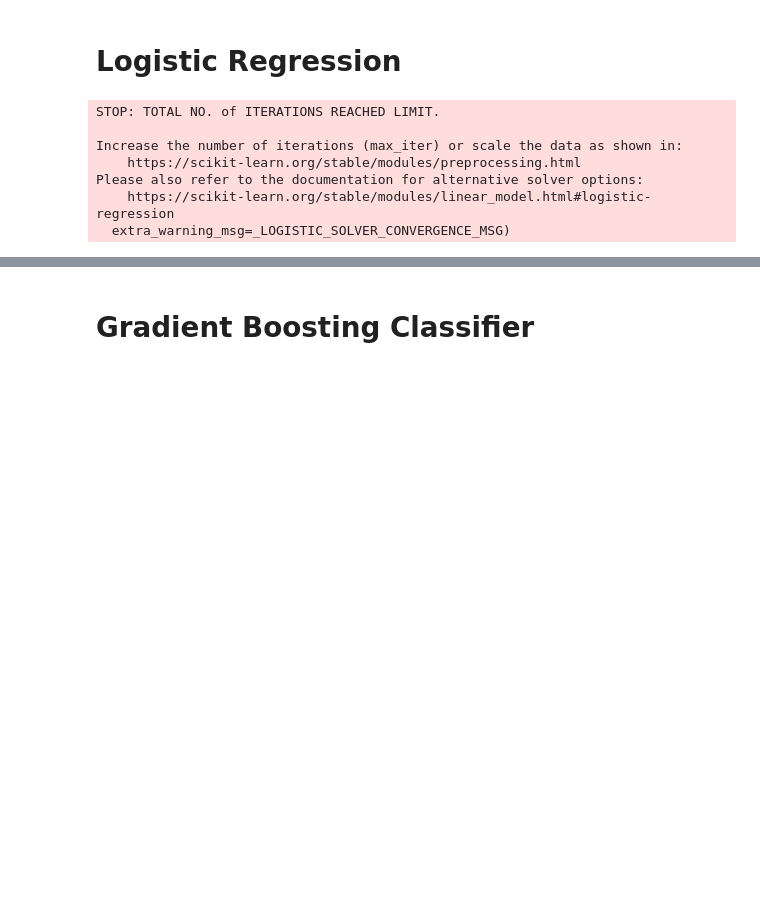
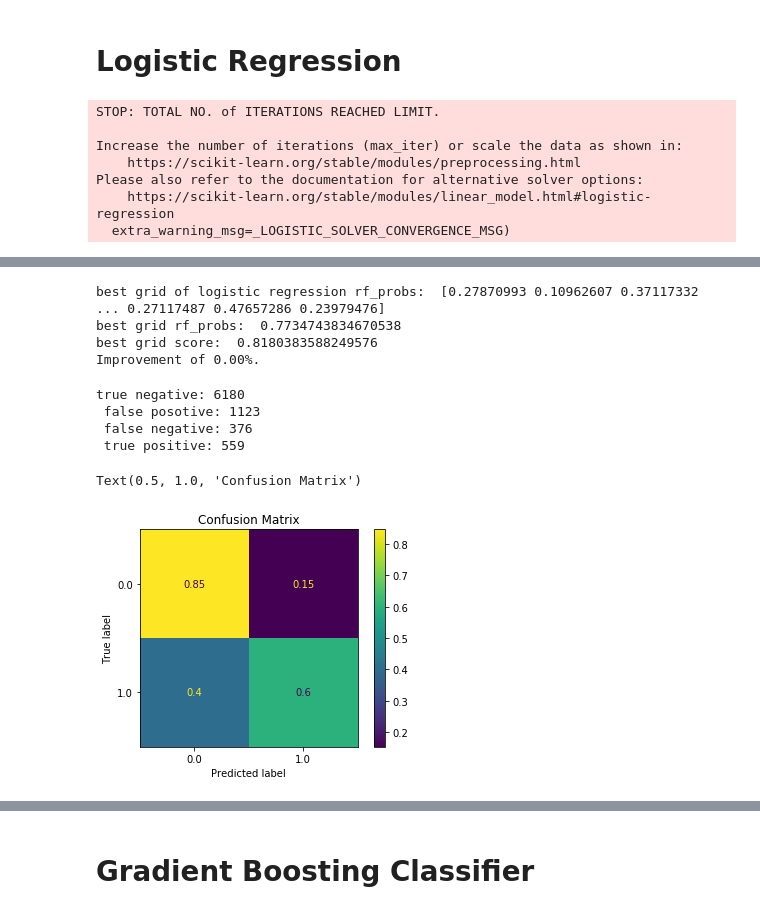
Before and after one commit to swang141/springboard_datascience, a Jupyter notebook: Bank_Marketing_Direct_Call_Marketing_Analysis.ipynb, the cells around one changed output, grey strips where cells are left out. Saved outputs shown, nothing was run; the diff lists cells and outputs as text; code cells hidden in the pictures; blank space fills up the shorter version.

```diff
--- a/Bank_Marketing_Direct_Call_Marketing_Analysis.ipynb
+++ b/Bank_Marketing_Direct_Call_Marketing_Analysis.ipynb
@@ -1018,0 +1068,3 @@ Score:  0.8185239135712552
+# %%
+best_random_logistic = random_logistic.best_estimator_
+print (best_random_logistic)
@@ -1018,0 +1093,7 @@ Score:  0.8185239135712552
+# %%
+param_grid_logistic = {
+'C': [1.0,2.5,3.5,4.5],
+'class_weight':  [{1:0.6, 0:0.4}, {1:0.3, 0:0.7}, {1:0.4, 0:0.6}, {1:0.7, 0:0.3}, 'balanced', 'None'],
+'penalty': ['l2', 'l1']
+}
+pprint(param_grid_logistic)
@@ -1018,0 +1109,7 @@ Score:  0.8185239135712552
+# %%
+# Instantiate the grid search model
+grid_search_logistic = GridSearchCV(estimator =best_random_logistic, param_grid = param_grid_logistic, cv = 5, n_jobs = -1, verbose = 2)
+# Fit the grid search to the data
+grid_search_logistic.fit(X_res_train, y_res_train)
+# Find the best prameters
+grid_search_logistic.best_params_
@@ -1018,0 +1130,31 @@ Score:  0.8185239135712552
+# %%
+best_grid_logistic = grid_search_logistic.best_estimator_
+best_grid_predict_logistic = grid_search_logistic.predict(X_test_df)
+# %%
+grid_log_probs = best_grid_logistic.predict_proba(X_test_df)[:,1]
+print ('best grid of logistic regression rf_probs: ',grid_log_probs)
+grid_roc_value_log=metrics.roc_auc_score(y_test, grid_log_probs)
+print ('best grid rf_probs: ', grid_roc_value_log)
+grid_score_log = best_grid_logistic.score(X_test_df, y_test)
+print ('best grid score: ', grid_score_log)
+print('Improvement of {:0.2f}%.'.format( 100 * (best_score_logistic- base_score_logistic) / base_score_logistic))
+# %% [output]
+best grid of logistic regression rf_probs:  [0.27870993 0.10962607 0.37117332 ... 0.27117487 0.47657286 0.23979476]
+best grid rf_probs:  0.7734743834670538
+best grid score:  0.8180383588249576
+Improvement of 0.00%.
+# %%
+#Generate confusion matrix for best_grid_logistic
+tn, fp, fn, tp = metrics.confusion_matrix(y_test, best_grid_predict_logistic).ravel()
+print ('true negative:',tn,'\n','false posotive:',fp,'\n', 'false negative:', fn, '\n','true positive:', tp)
+# %% [output]
+true negative: 6180
+ false posotive: 1123
+ false negative: 376
+ true positive: 559
+# %%
+cm2 = metrics.plot_confusion_matrix(best_grid_logistic , X_test_df, y_test,normalize = 'true')
+cm2.ax_.set_title('Confusion Matrix')
+# %% [output]
+Text(0.5, 1.0, 'Confusion Matrix')
+[figure, added]
```
Also changed, not shown: parts of 86 cells of this notebook.
